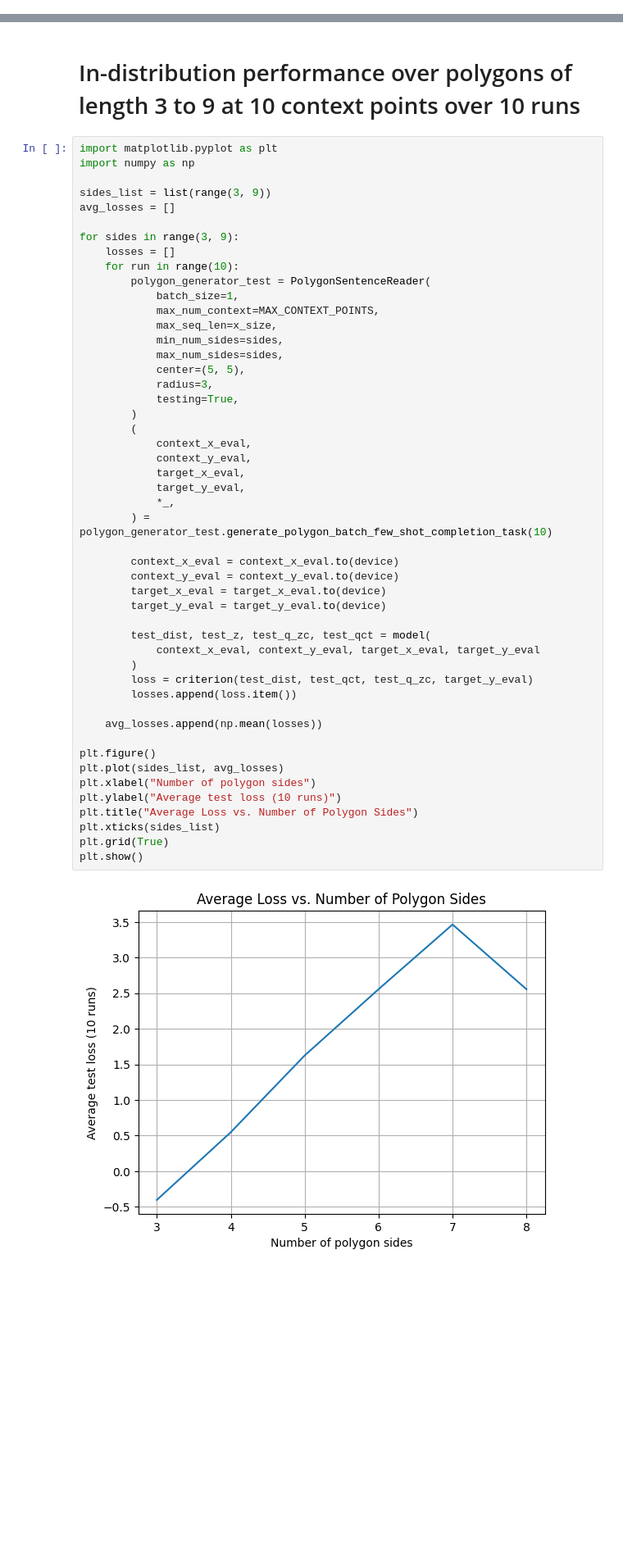
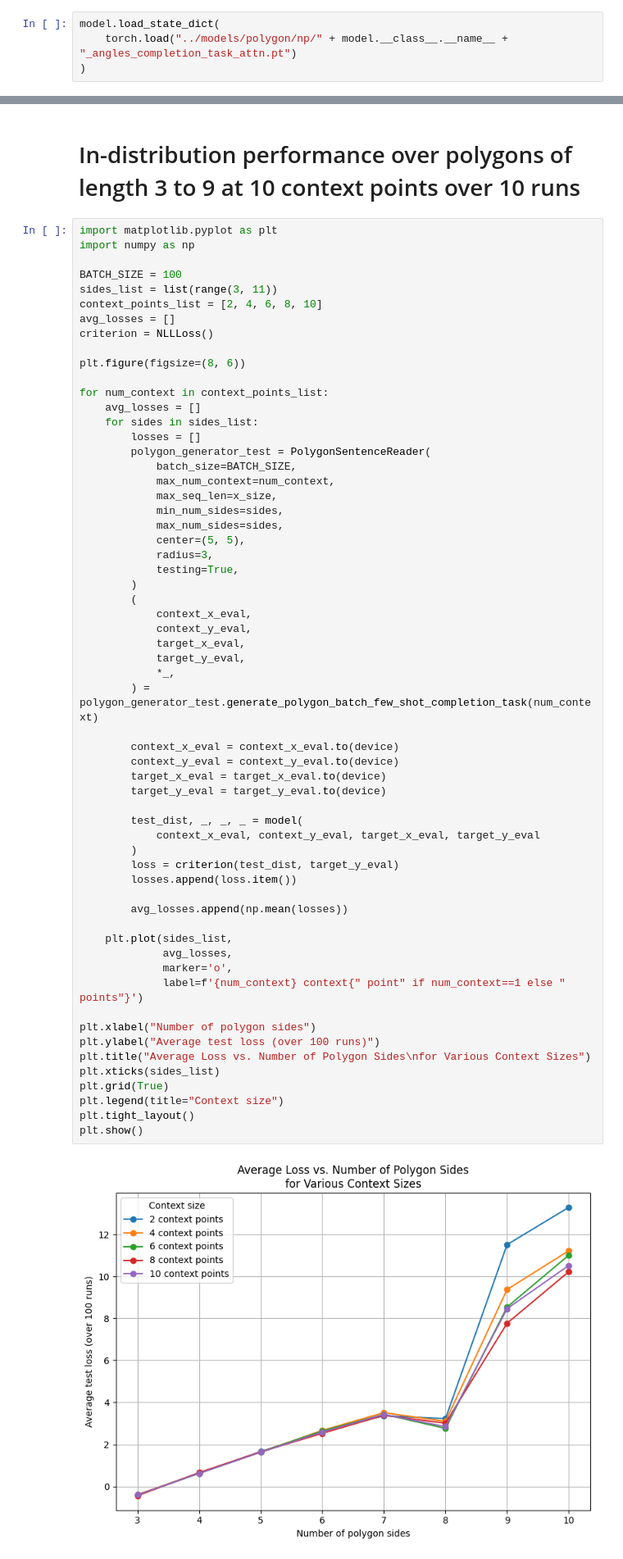
Before and after one commit to Fox4Song/fyp, a Jupyter notebook: notebooks/polygon/angle_completion_task/np/completion_task_angles_attn.ipynb, the cells around one changed output, grey strips where cells are left out. Shown at 82% size. Saved outputs shown, nothing was run; the diff lists cells and outputs as text; blank space fills up the shorter version.

Commit message:
Add angle completion eval initial notebooks

```diff
--- a/notebooks/polygon/angle_completion_task/np/completion_task_angles_attn.ipynb
+++ b/notebooks/polygon/angle_completion_task/np/completion_task_angles_attn.ipynb
@@ -162,3 +164,7 @@ True Polygon Angles:  [77.56581802831937, 48.82715313719692, 53.60702883448372]
 Predicted Polygon Angles:  [47.83131790161133, 92.21664428710938, 46.457794189453125]
 # %%
 torch.save(model.state_dict(), "../models/polygon/np/" + model.__class__.__name__ + "_angles_completion_task_attn.pt")
+# %%
+model.load_state_dict(
+    torch.load("../models/polygon/np/" + model.__class__.__name__ + "_angles_completion_task_attn.pt")
+)
@@ -168,53 +176,64 @@ torch.save(model.state_dict(), "../models/polygon/np/" + model.__class__.__name_
 import matplotlib.pyplot as plt
 import numpy as np
 
-sides_list = list(range(3, 9))
+BATCH_SIZE = 100
+sides_list = list(range(3, 11))
+context_points_list = [2, 4, 6, 8, 10]
 avg_losses = []
+criterion = NLLLoss()
 
-for sides in range(3, 9):
-    losses = []
-    for run in range(10):
+plt.figure(figsize=(8, 6))
+
+for num_context in context_points_list:
+    avg_losses = []
+    for sides in sides_list:
+        losses = []
         polygon_generator_test = PolygonSentenceReader(
-            batch_size=1,
-            max_num_context=MAX_CONTEXT_POINTS,
+            batch_size=BATCH_SIZE,
+            max_num_context=num_context,
             max_seq_len=x_size,
             min_num_sides=sides,
             max_num_sides=sides,
             center=(5, 5),
             radius=3,
             testing=True,
         )
         (
             context_x_eval,
             context_y_eval,
             target_x_eval,
             target_y_eval,
             *_,
-        ) = polygon_generator_test.generate_polygon_batch_few_shot_completion_task(10)
+        ) = polygon_generator_test.generate_polygon_batch_few_shot_completion_task(num_context)
 
         context_x_eval = context_x_eval.to(device)
         context_y_eval = context_y_eval.to(device)
         target_x_eval = target_x_eval.to(device)
         target_y_eval = target_y_eval.to(device)
 
-        test_dist, test_z, test_q_zc, test_qct = model(
+        test_dist, _, _, _ = model(
             context_x_eval, context_y_eval, target_x_eval, target_y_eval
         )
-        loss = criterion(test_dist, test_qct, test_q_zc, target_y_eval)
+        loss = criterion(test_dist, target_y_eval)
         losses.append(loss.item())
 
-    avg_losses.append(np.mean(losses))
+        avg_losses.append(np.mean(losses))
 
-plt.figure()
-plt.plot(sides_list, avg_losses)
+    plt.plot(sides_list,
+             avg_losses,
+             marker='o',
+             label=f'{num_context} context{" point" if num_context==1 else " points"}')
+
 plt.xlabel("Number of polygon sides")
-plt.ylabel("Average test loss (10 runs)")
-plt.title("Average Loss vs. Number of Polygon Sides")
+plt.ylabel("Average test loss (over 100 runs)")
+plt.title("Average Loss vs. Number of Polygon Sides\nfor Various Context Sizes")
 plt.xticks(sides_list)
 plt.grid(True)
+plt.legend(title="Context size")
+plt.tight_layout()
 plt.show()
 # %% [output]
-[figure, old version]
+[figure, new version]
 # %% [markdown]
 # Out-of-distribution
 # %%
```
Also changed, not shown: parts of 2 cells of this notebook, 2 other files.
